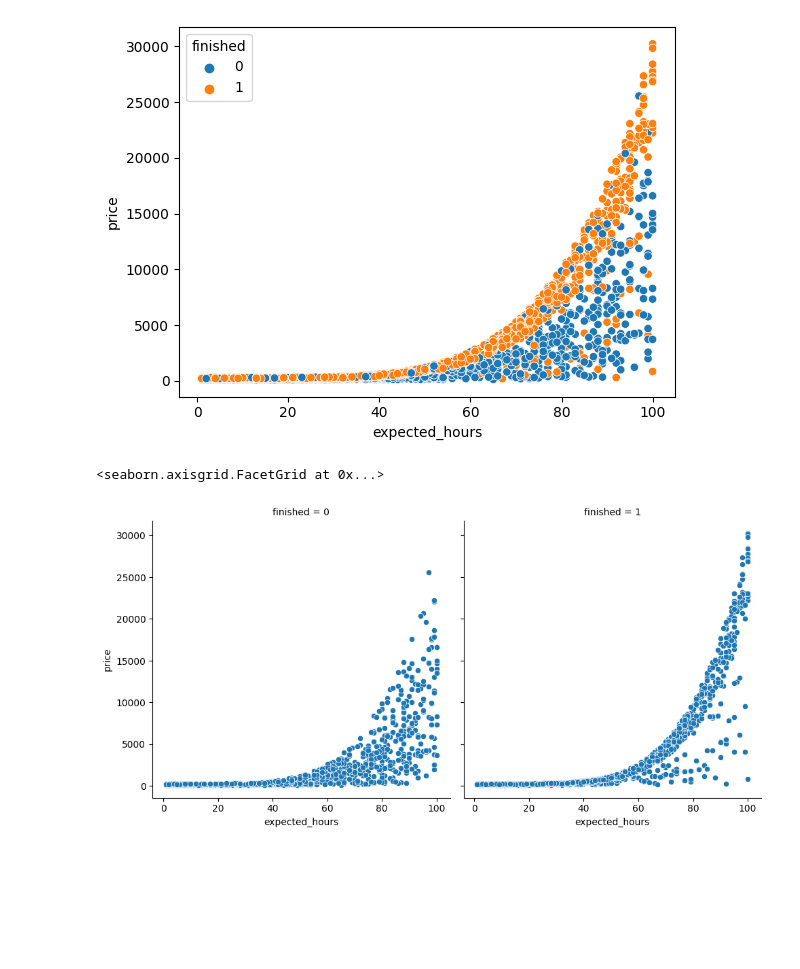
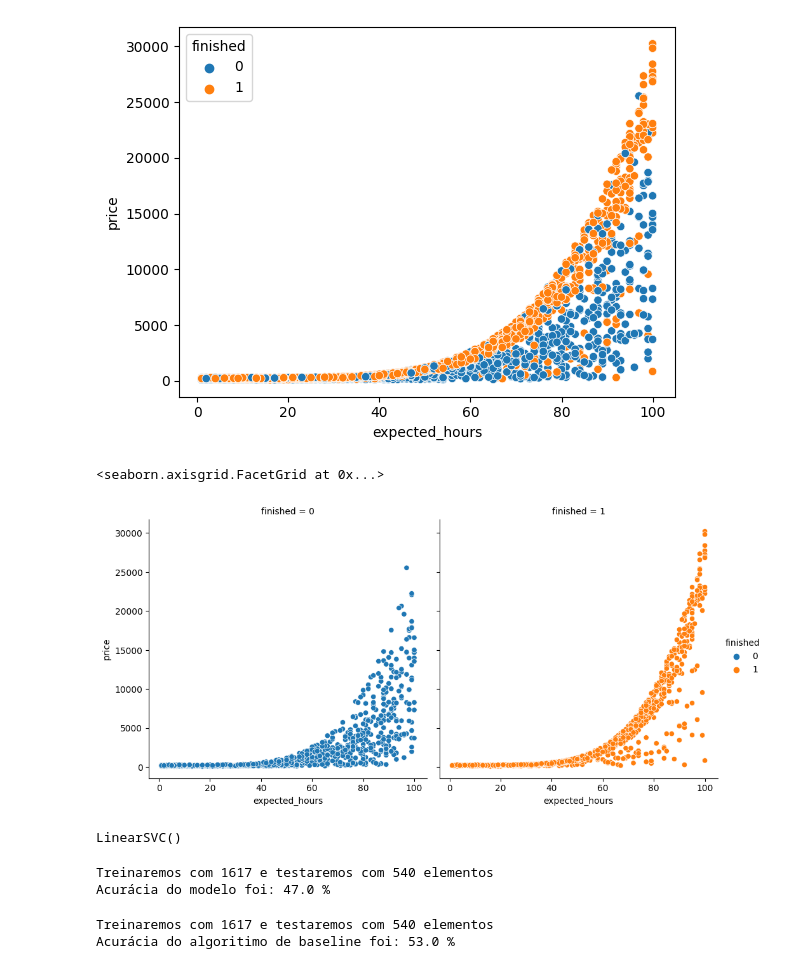
Before and after one commit to RaphaelfsOliveira/MachineLearning, a Jupyter notebook: Notebooks/testando_em_duas_dimensoes.ipynb, the cells around one changed output. Saved outputs shown, nothing was run; the diff lists cells and outputs as text; code cells hidden in the pictures; blank space fills up the shorter version.

```diff
--- a/Notebooks/testando_em_duas_dimensoes.ipynb
+++ b/Notebooks/testando_em_duas_dimensoes.ipynb
@@ -47,7 +51,7 @@ sns.scatterplot(x='expected_hours', y='price', hue='finished', data=data)
 <Axes: xlabel='expected_hours', ylabel='price'>
 [figure]
 # %%
-sns.relplot(x='expected_hours', y='price', col='finished', data=data)
+sns.relplot(x='expected_hours', y='price', hue='finished', col='finished', data=data)
 # %% [output]
 <seaborn.axisgrid.FacetGrid at 0x...>
-[figure, old version]
+[figure, new version]
@@ -53,0 +69,5 @@ sns.relplot(x='expected_hours', y='price', col='finished', data=data)
+# %%
+model = LinearSVC()
+model.fit(train_x, train_y)
+# %% [output]
+LinearSVC()
@@ -53,0 +77,6 @@ sns.relplot(x='expected_hours', y='price', col='finished', data=data)
+# %%
+print(f"Treinaremos com {len(train_x)} e testaremos com {len(test_x)} elementos")
+print(f"Acurácia do modelo foi: {round(accuracy, 2) * 100} %")
+# %% [output]
+Treinaremos com 1617 e testaremos com 540 elementos
+Acurácia do modelo foi: 47.0 %
@@ -53,0 +86,6 @@ sns.relplot(x='expected_hours', y='price', col='finished', data=data)
+# %%
+print(f"Treinaremos com {len(train_x)} e testaremos com {len(test_x)} elementos")
+print(f"Acurácia do algoritimo de baseline foi: {round(accuracy, 2) * 100} %")
+# %% [output]
+Treinaremos com 1617 e testaremos com 540 elementos
+Acurácia do algoritimo de baseline foi: 53.0 %
```
Also changed, not shown: parts of 6 cells of this notebook.
